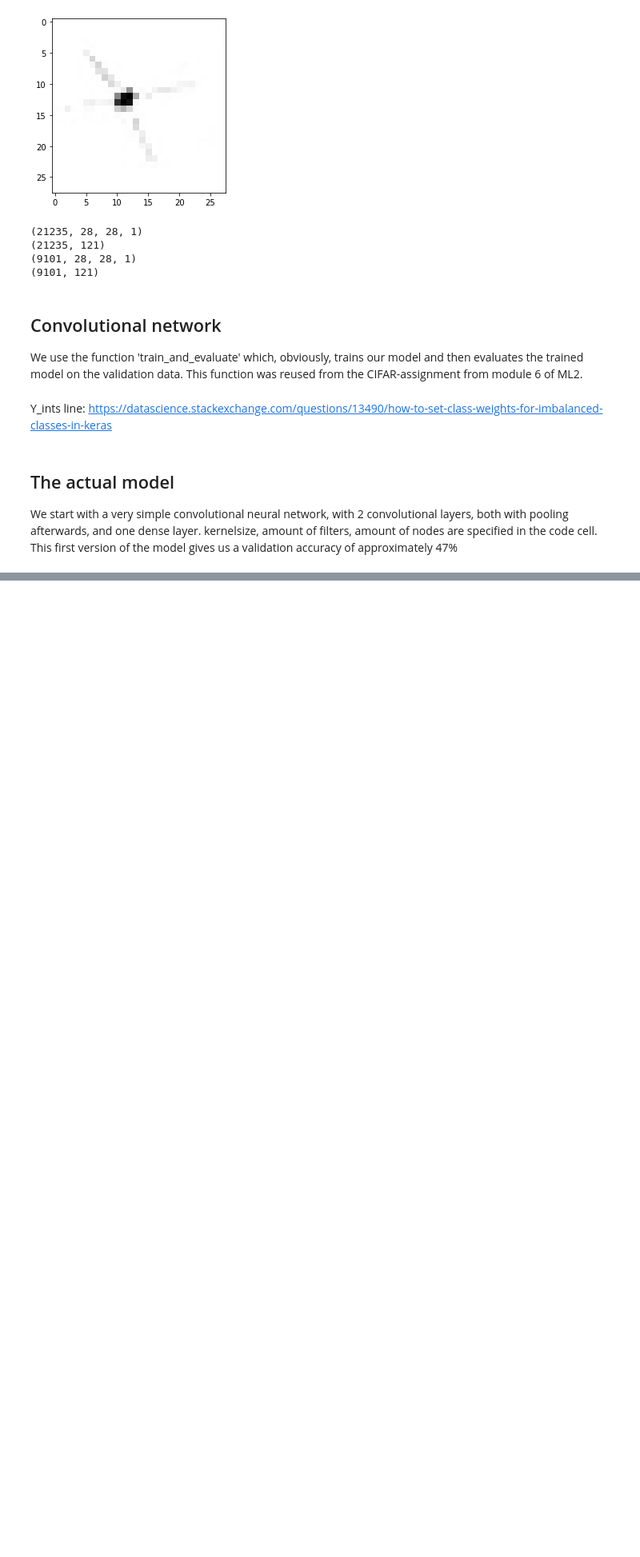
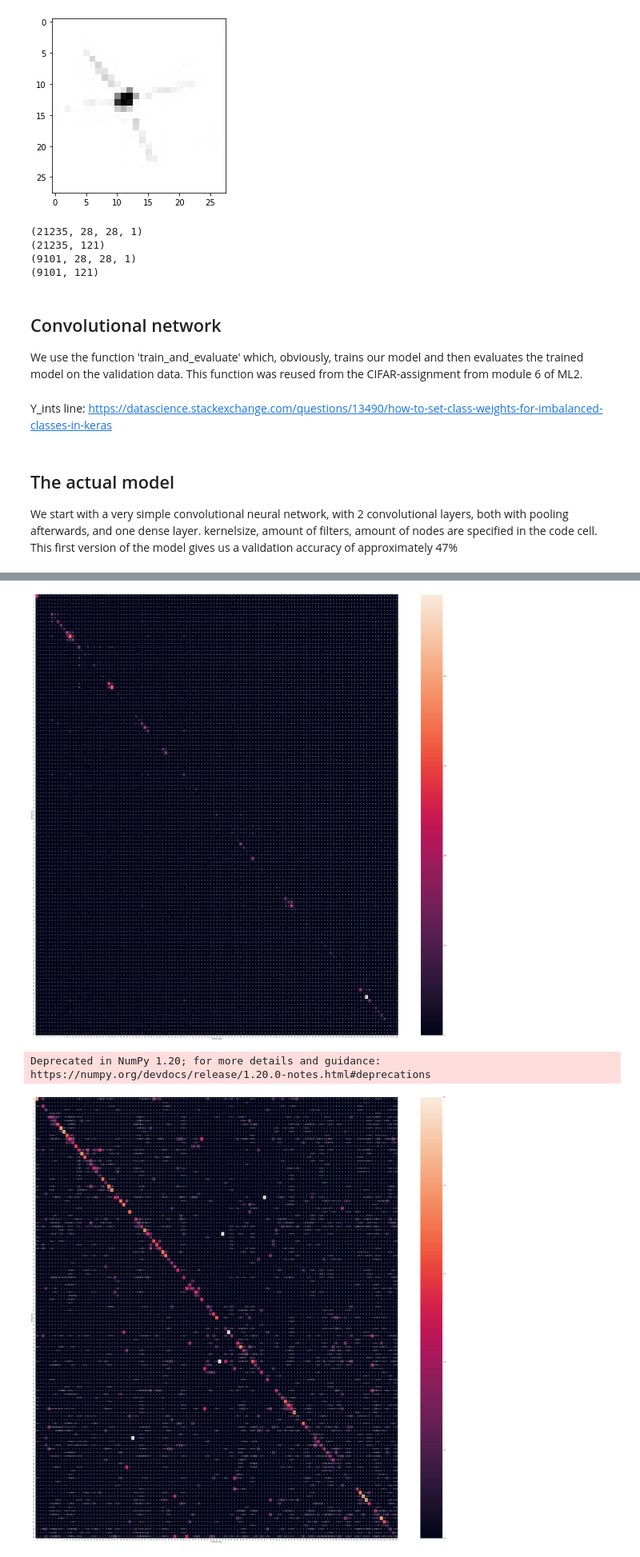
Before and after one commit to maxburger1997/Team-DreamTeam-, a Jupyter notebook: code/Plankton.ipynb, the cells around one changed output, grey strips where cells are left out. Shown at 80% size. Saved outputs shown, nothing was run; the diff lists cells and outputs as text; code cells hidden in the pictures; blank space fills up the shorter version.

Commit message:
expansion confusion matrix

```diff
--- a/code/Plankton.ipynb
+++ b/code/Plankton.ipynb
@@ -338,0 +308,29 @@ tf.Tensor(
+# %%
+# First compute the predictions based on the trained model
+y_pred = tf.keras.utils.to_categorical(model_1.predict_classes(image_val))
+
+# Convert both actual and predict to utilize in conf matrix
+y_true = tf.argmax(label_val, axis=1)
+y_pred = tf.argmax(y_pred, axis=1)
+
+# Compute matrix
+conf_matrix = tfmath.confusion_matrix(y_true, y_pred)
+
+# Compute heatmap for abosulte numbers
+plt.figure(figsize=(60,60))
+ax = sns.heatmap(conf_matrix, annot=True, fmt="d")
+ax.set(xlabel='Predicted Class', ylabel='Actual Class')
+plt.show()
+
+# Compute the relative (%) cf matrix and corresponding heatmap
+cnf_mtrx = np.array(conf_matrix)
+cnf_mtrx = np.nan_to_num((cnf_mtrx / cnf_mtrx.astype(np.float).sum(axis=0)), copy=True, nan=0.0, posinf=None, neginf=None)
+plt.figure(figsize=(60,60))
+ax = sns.heatmap(cnf_mtrx, annot=True)
+ax.set(xlabel='Predicted Class', ylabel='Actual Class')
+
+plt.show()
+# %% [output]
+[figure, added]
+Deprecated in NumPy 1.20; for more details and guidance: https://numpy.org/devdocs/release/1.20.0-notes.html#deprecations
+[figure, added]
```
Also changed, not shown: parts of 6 cells of this notebook.
